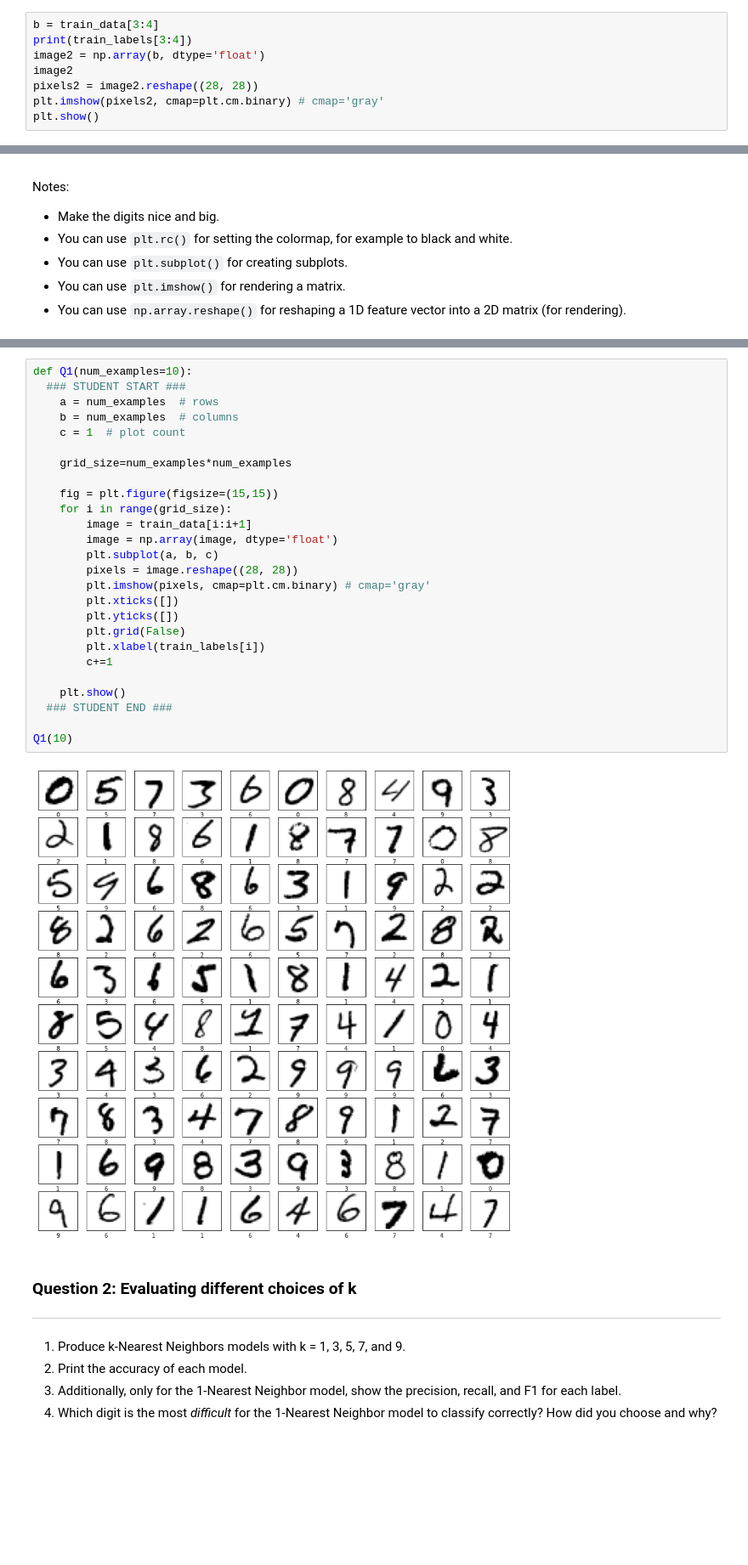
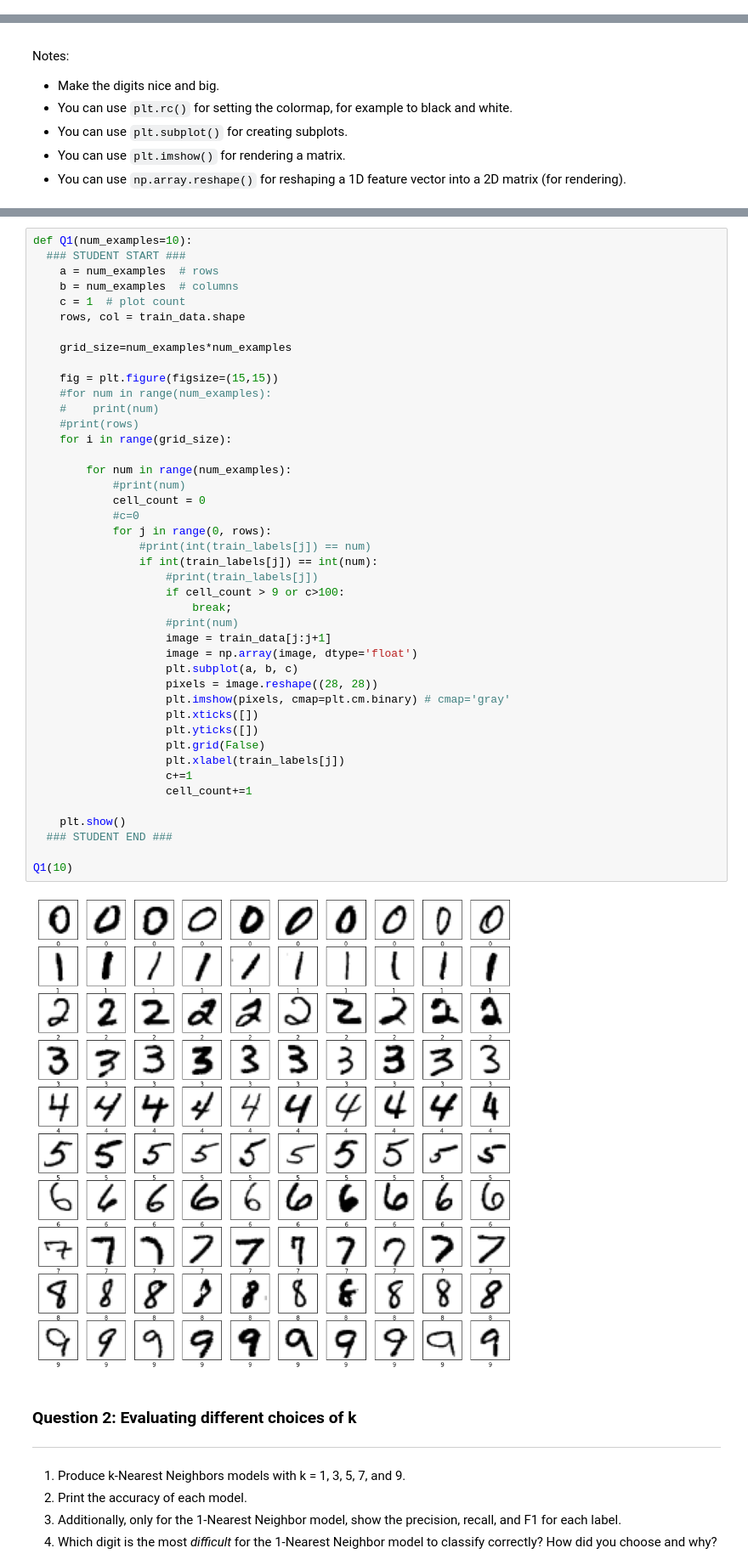
Before and after one commit to ssburgan/w207_coursework, a Jupyter notebook: Sybil_SantosBurgan_project1.ipynb, the cells around one changed output, grey strips where cells are left out. Shown at 85% size. Cells and saved outputs as stored; diff of their text form; blank space fills up the shorter version.

```diff
--- a/Sybil_SantosBurgan_project1.ipynb
+++ b/Sybil_SantosBurgan_project1.ipynb
@@ -98,11 +98,3 @@ test_data: (9000, 784)
 dev_data: (1000, 784)
 train_data: (60000, 784)
 mini_train_data: (1000, 784)
-# %%
-b = train_data[3:4]
-print(train_labels[3:4])
-image2 = np.array(b, dtype='float')
-image2
-pixels2 = image2.reshape((28, 28))
-plt.imshow(pixels2, cmap=plt.cm.binary) # cmap='gray'
-plt.show()
@@ -150,31 +112,48 @@ plt.show()
 # %%
 def Q1(num_examples=10):
   ### STUDENT START ###
     a = num_examples  # rows
     b = num_examples  # columns
     c = 1  # plot count
+    rows, col = train_data.shape
 
     grid_size=num_examples*num_examples
 
     fig = plt.figure(figsize=(15,15))
+    #for num in range(num_examples):
+    #    print(num)
+    #print(rows)
     for i in range(grid_size):
-        image = train_data[i:i+1]
-        image = np.array(image, dtype='float')
-        plt.subplot(a, b, c)
-        pixels = image.reshape((28, 28))
-        plt.imshow(pixels, cmap=plt.cm.binary) # cmap='gray'
-        plt.xticks([])
-        plt.yticks([])
-        plt.grid(False)
-        plt.xlabel(train_labels[i])
-        c+=1
+
+        for num in range(num_examples):
+            #print(num)
+            cell_count = 0
+            #c=0
+            for j in range(0, rows):
+                #print(int(train_labels[j]) == num)
+                if int(train_labels[j]) == int(num):
+                    #print(train_labels[j])
+                    if cell_count > 9 or c>100:
+                        break;
+                    #print(num)
+                    image = train_data[j:j+1]
+                    image = np.array(image, dtype='float')
+                    plt.subplot(a, b, c)
+                    pixels = image.reshape((28, 28))
+                    plt.imshow(pixels, cmap=plt.cm.binary) # cmap='gray'
+                    plt.xticks([])
+                    plt.yticks([])
+                    plt.grid(False)
+                    plt.xlabel(train_labels[j])
+                    c+=1
+                    cell_count+=1
 
     plt.show()
   ### STUDENT END ###
 
 Q1(10)
 # %% [output]
-[figure, old version]
+[figure, new version]
 # %% [markdown]
 ### Question 2: Evaluating different choices of k
 ---
```
Also changed, not shown: parts of 7 cells of this notebook.
